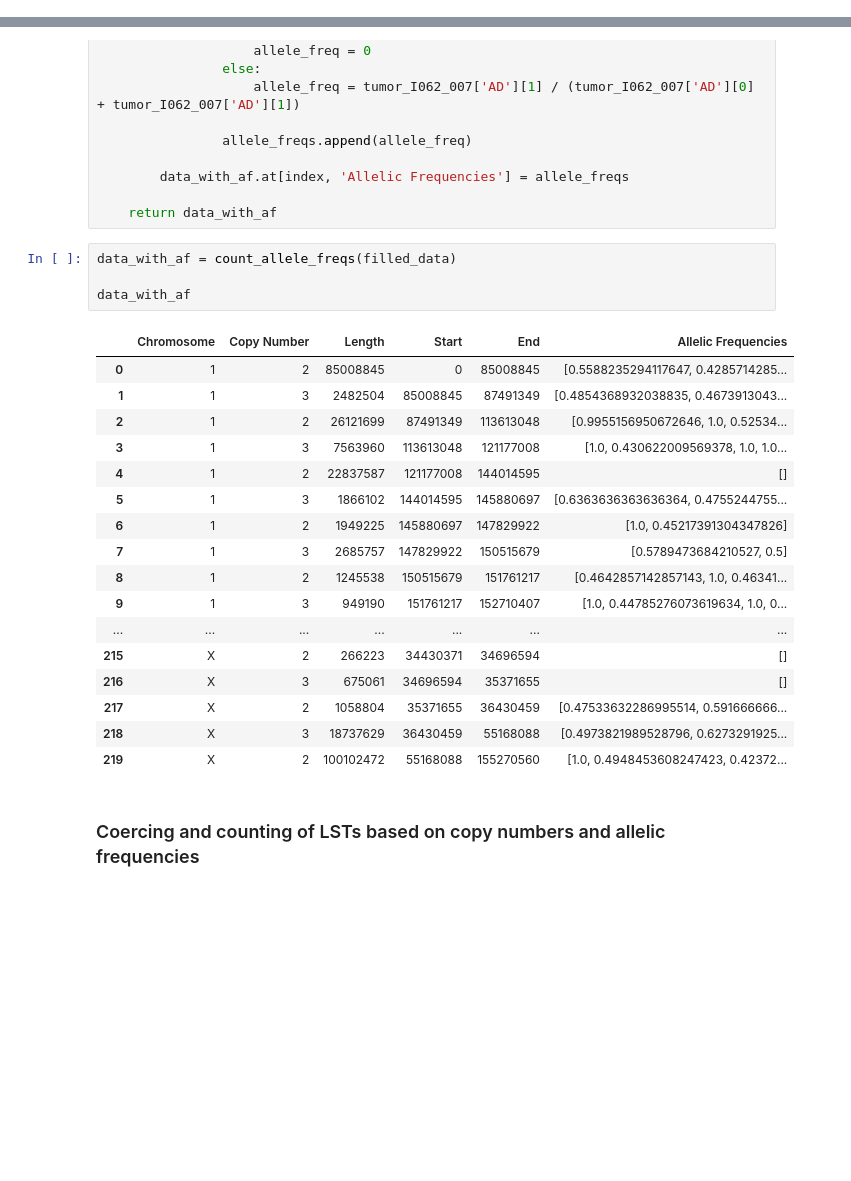
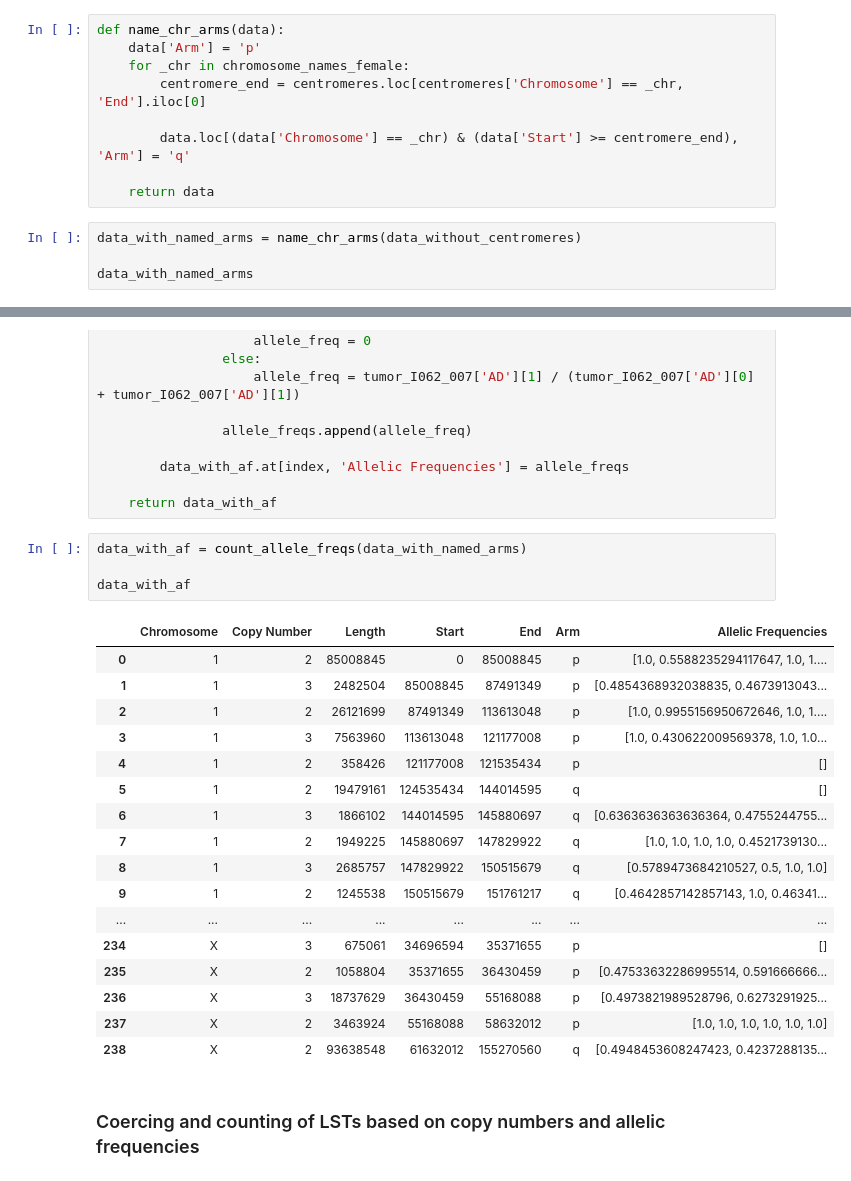
Before and after one commit to martinbudinsky3/BP-tumor-classifier, a Jupyter notebook: lst.ipynb, the cells around one changed output, grey strips where cells are left out. Saved outputs shown, nothing was run; the diff lists cells and outputs as text; blank space fills up the shorter version.

```diff
--- a/lst.ipynb
+++ b/lst.ipynb
@@ -330,3 +330,16 @@ data_without_centromeres
 | 236 | X | 3 | 18737629 | 36430459 | 55168088 |
 | 237 | X | 2 | 3463924 | 55168088 | 58632012 |
 | 238 | X | 2 | 93638548 | 61632012 | 155270560 |
+# %%
+def name_chr_arms(data):
+    data['Arm'] = 'p'
+    for _chr in chromosome_names_female:
+        centromere_end = centromeres.loc[centromeres['Chromosome'] == _chr, 'End'].iloc[0]
+
+        data.loc[(data['Chromosome'] == _chr) & (data['Start'] >= centromere_end), 'Arm'] = 'q'
+
+    return data
+# %%
+data_with_named_arms = name_chr_arms(data_without_centromeres)
+
+data_with_named_arms
@@ -458,27 +489,27 @@ def count_allele_freqs(data):
 
     return data_with_af
 # %%
-data_with_af = count_allele_freqs(filled_data)
+data_with_af = count_allele_freqs(data_with_named_arms)
 
 data_with_af
 # %% [output]
-|  | Chromosome | Copy Number | Length | Start | End | Allelic Frequencies |
-| 0 | 1 | 2 | 85008845 | 0 | 85008845 | [0.5588235294117647, 0.4285714285... |
-| 1 | 1 | 3 | 2482504 | 85008845 | 87491349 | [0.4854368932038835, 0.4673913043... |
-| 2 | 1 | 2 | 26121699 | 87491349 | 113613048 | [0.9955156950672646, 1.0, 0.52534... |
-| 3 | 1 | 3 | 7563960 | 113613048 | 121177008 | [1.0, 0.430622009569378, 1.0, 1.0... |
-| 4 | 1 | 2 | 22837587 | 121177008 | 144014595 | [] |
-| 5 | 1 | 3 | 1866102 | 144014595 | 145880697 | [0.6363636363636364, 0.4755244755... |
-| 6 | 1 | 2 | 1949225 | 145880697 | 147829922 | [1.0, 0.45217391304347826] |
-| 7 | 1 | 3 | 2685757 | 147829922 | 150515679 | [0.5789473684210527, 0.5] |
-| 8 | 1 | 2 | 1245538 | 150515679 | 151761217 | [0.4642857142857143, 1.0, 0.46341... |
-| 9 | 1 | 3 | 949190 | 151761217 | 152710407 | [1.0, 0.44785276073619634, 1.0, 0... |
-| ... | ... | ... | ... | ... | ... | ... |
-| 215 | X | 2 | 266223 | 34430371 | 34696594 | [] |
-| 216 | X | 3 | 675061 | 34696594 | 35371655 | [] |
-| 217 | X | 2 | 1058804 | 35371655 | 36430459 | [0.47533632286995514, 0.591666666... |
-| 218 | X | 3 | 18737629 | 36430459 | 55168088 | [0.4973821989528796, 0.6273291925... |
-| 219 | X | 2 | 100102472 | 55168088 | 155270560 | [1.0, 0.4948453608247423, 0.42372... |
+|  | Chromosome | Copy Number | Length | Start | End | Arm | Allelic Frequencies |
+| 0 | 1 | 2 | 85008845 | 0 | 85008845 | p | [1.0, 0.5588235294117647, 1.0, 1.... |
+| 1 | 1 | 3 | 2482504 | 85008845 | 87491349 | p | [0.4854368932038835, 0.4673913043... |
+| 2 | 1 | 2 | 26121699 | 87491349 | 113613048 | p | [1.0, 0.9955156950672646, 1.0, 1.... |
+| 3 | 1 | 3 | 7563960 | 113613048 | 121177008 | p | [1.0, 0.430622009569378, 1.0, 1.0... |
+| 4 | 1 | 2 | 358426 | 121177008 | 121535434 | p | [] |
+| 5 | 1 | 2 | 19479161 | 124535434 | 144014595 | q | [] |
+| 6 | 1 | 3 | 1866102 | 144014595 | 145880697 | q | [0.6363636363636364, 0.4755244755... |
+| 7 | 1 | 2 | 1949225 | 145880697 | 147829922 | q | [1.0, 1.0, 1.0, 1.0, 0.4521739130... |
+| 8 | 1 | 3 | 2685757 | 147829922 | 150515679 | q | [0.5789473684210527, 0.5, 1.0, 1.0] |
+| 9 | 1 | 2 | 1245538 | 150515679 | 151761217 | q | [0.4642857142857143, 1.0, 0.46341... |
+| ... | ... | ... | ... | ... | ... | ... | ... |
+| 234 | X | 3 | 675061 | 34696594 | 35371655 | p | [] |
+| 235 | X | 2 | 1058804 | 35371655 | 36430459 | p | [0.47533632286995514, 0.591666666... |
+| 236 | X | 3 | 18737629 | 36430459 | 55168088 | p | [0.4973821989528796, 0.6273291925... |
+| 237 | X | 2 | 3463924 | 55168088 | 58632012 | p | [1.0, 1.0, 1.0, 1.0, 1.0, 1.0] |
+| 238 | X | 2 | 93638548 | 61632012 | 155270560 | q | [0.4948453608247423, 0.4237288135... |
 # %% [markdown]
 ### Coercing and counting of LSTs based on copy numbers and allelic frequencies
 # %%
```
Also changed, not shown: parts of 16 cells of this notebook.
